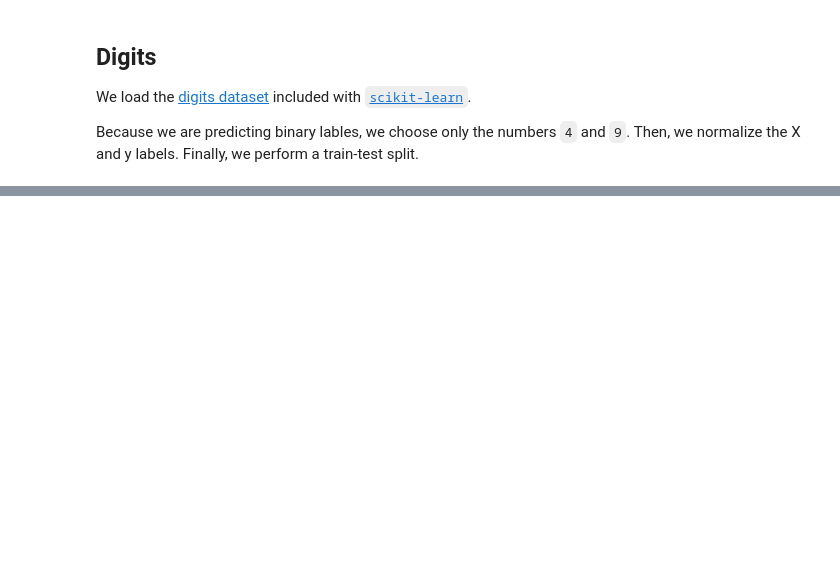
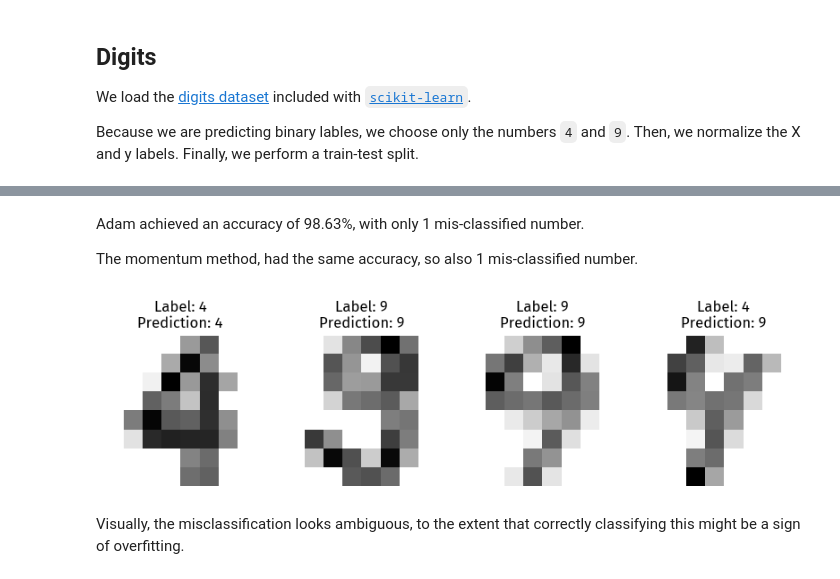
Before and after one commit to doabell/451-blog, a Jupyter notebook: posts/adam/index.ipynb, the cells around one changed output, grey strips where cells are left out. Drawn from its saved outputs; the diff is of its cells as text; code cells hidden in the pictures; blank space fills up the shorter version.

```diff
--- a/posts/adam/index.ipynb
+++ b/posts/adam/index.ipynb
@@ -296,0 +363,15 @@ LR_adam.fit_adam(
+# %%
+sgm_score = LR_sgm.score(X_test, y_test)
+adam_score = LR_adam.score(X_test, y_test)
+
+print(f"Momentum: {sgm_score:.4f}")
+print(f"Adam    : {adam_score:.4f}")
+
+from sklearn.metrics import confusion_matrix
+
+pred = LR_adam.predict(X_test)
+
+
+print("\nConfusion matrix for Adam: ")
+print("   4  9")
+print(confusion_matrix(y_test, pred))
@@ -296,0 +386,15 @@ LR_adam.fit_adam(
+# %% [markdown]
+Adam achieved an accuracy of 98.63%, with only 1 mis-classified number.
+
+The momentum method, had the same accuracy, so also 1 mis-classified number.
+# %%
+_, axes = plt.subplots(nrows=1, ncols=4, figsize=(10, 3))
+for ax, image, label, prediction in zip(axes, X_test[87:], y_test[87:],  pred[87:]):
+    ax.set_axis_off()
+    image = image.reshape(8, 8)
+    ax.imshow(image, cmap=plt.cm.gray_r, interpolation="nearest")
+    ax.set_title(f"Label: {9 if label else 4}\nPrediction: {9 if prediction else 4}")
+# %% [output]
+[figure, added]
+# %% [markdown]
+Visually, the misclassification looks ambiguous, to the extent that correctly classifying this might be a sign of overfitting.
```
Also changed, not shown: parts of 30 cells of this notebook, 1 other file.
